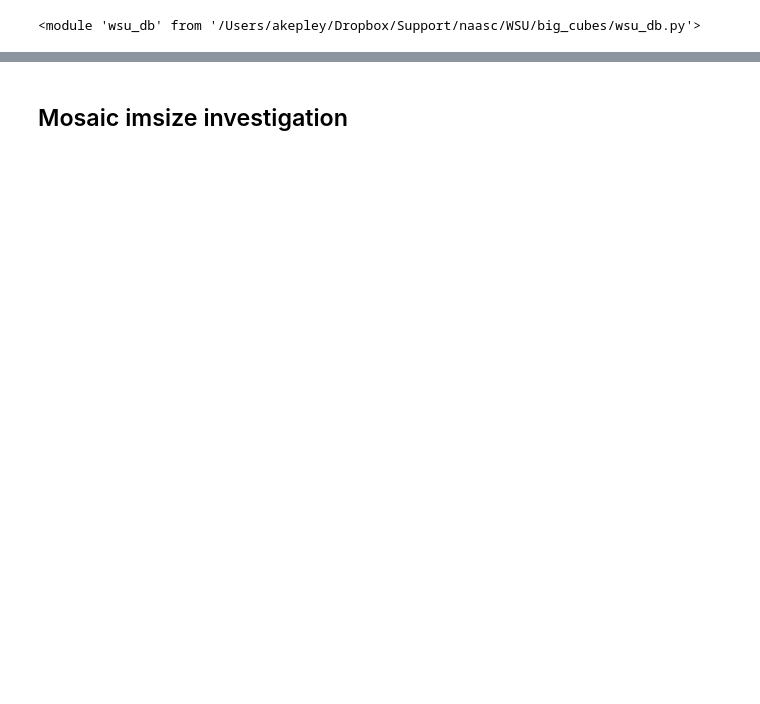
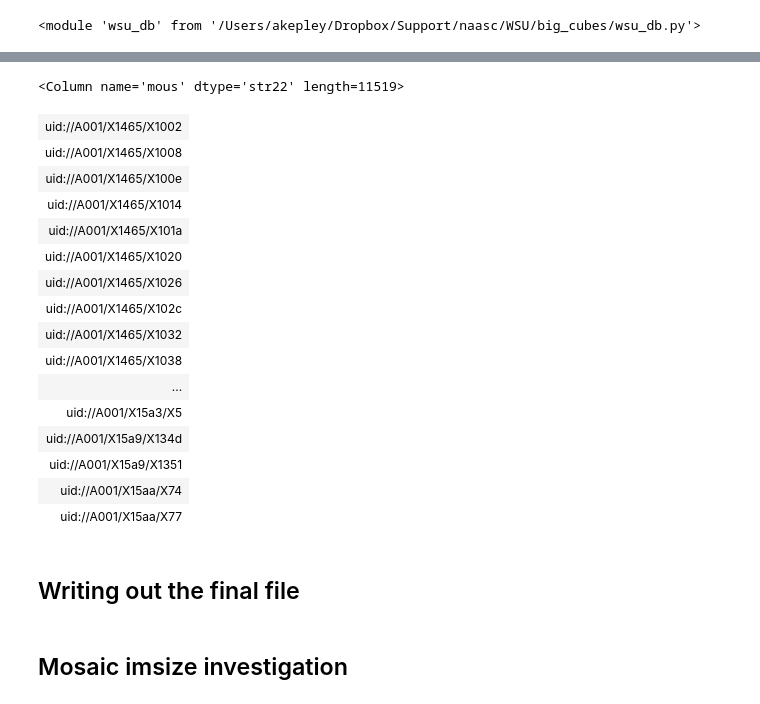
Before and after one commit to aakepley/big-cubes, a Jupyter notebook: WSU_size_of_computing_numbers_database.ipynb, the cells around one changed output, grey strips where cells are left out. Drawn from its saved outputs; the diff is of its cells as text; code cells hidden in the pictures; blank space fills up the shorter version.

```diff
--- a/WSU_size_of_computing_numbers_database.ipynb
+++ b/WSU_size_of_computing_numbers_database.ipynb
@@ -135,3 +43,5 @@ result_c8 = wsu_db.create_database(cycle8tab)
+# %%
+result_c8 = wsu_db.create_database(cycle8tab)
 # %%
 # save data bases if what's desired
 #result.write('data/cycle7wsu_20221003.fits',overwrite=True)
@@ -224,0 +147,2 @@ result_tos.columns
+# %%
+result_rates = wsu_db.add_rates_to_db(result_tos)
@@ -224,0 +153,2 @@ result_tos.columns
+# %%
+result_c8_rates = wsu_db.add_rates_to_db(result_c8_tos)
@@ -224,0 +173,2 @@ result_tos.columns
+# %%
+result_rates_frac = wsu_db.calc_frac_time(result_rates,cycle='c7')
@@ -224,0 +230,20 @@ result_tos.columns
+# %%
+result_rates_frac['mous']
+# %% [output]
+<Column name='mous' dtype='str22' length=11519>
+| uid://A001/X1465/X1002 |
+| uid://A001/X1465/X1008 |
+| uid://A001/X1465/X100e |
+| uid://A001/X1465/X1014 |
+| uid://A001/X1465/X101a |
+| uid://A001/X1465/X1020 |
+| uid://A001/X1465/X1026 |
+| uid://A001/X1465/X102c |
+| uid://A001/X1465/X1032 |
+| uid://A001/X1465/X1038 |
+| ... |
+| uid://A001/X15a3/X5 |
+| uid://A001/X15a9/X134d |
+| uid://A001/X15a9/X1351 |
+| uid://A001/X15aa/X74 |
+| uid://A001/X15aa/X77 |
@@ -225,3 +254,5 @@ result_tos.columns
+# %% [markdown]
+## Writing out the final file
 # %% [markdown]
 ## Mosaic imsize investigation
 # %%
```
Also changed, not shown: parts of 50 cells of this notebook, 2 other files.
